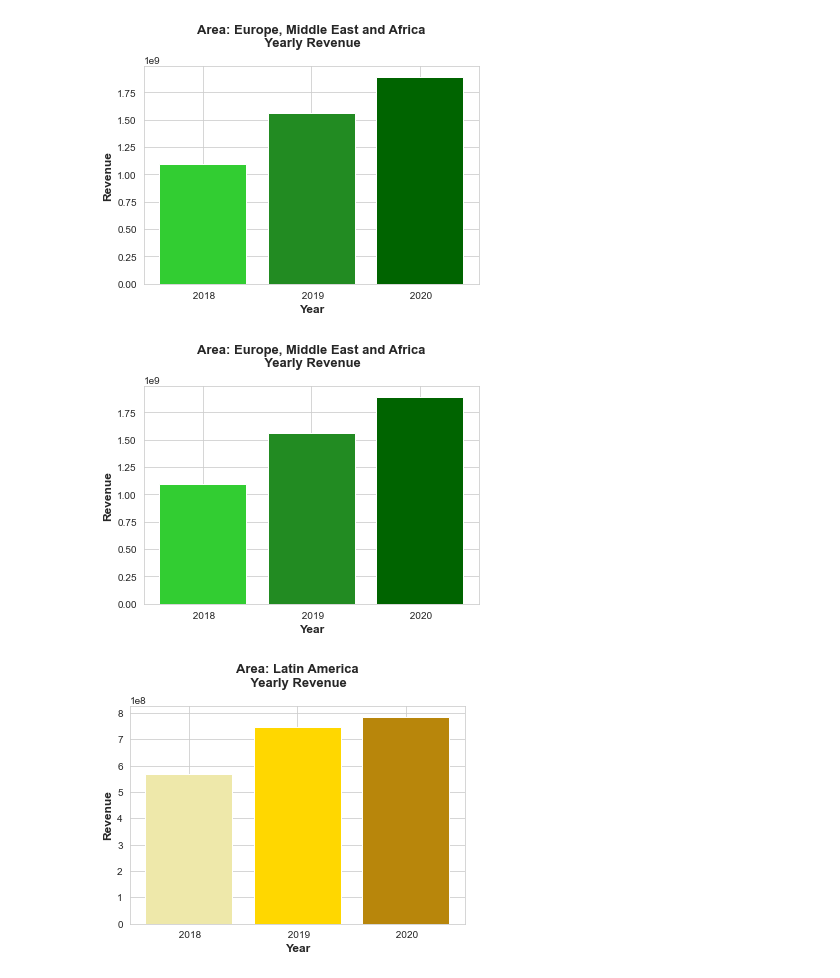
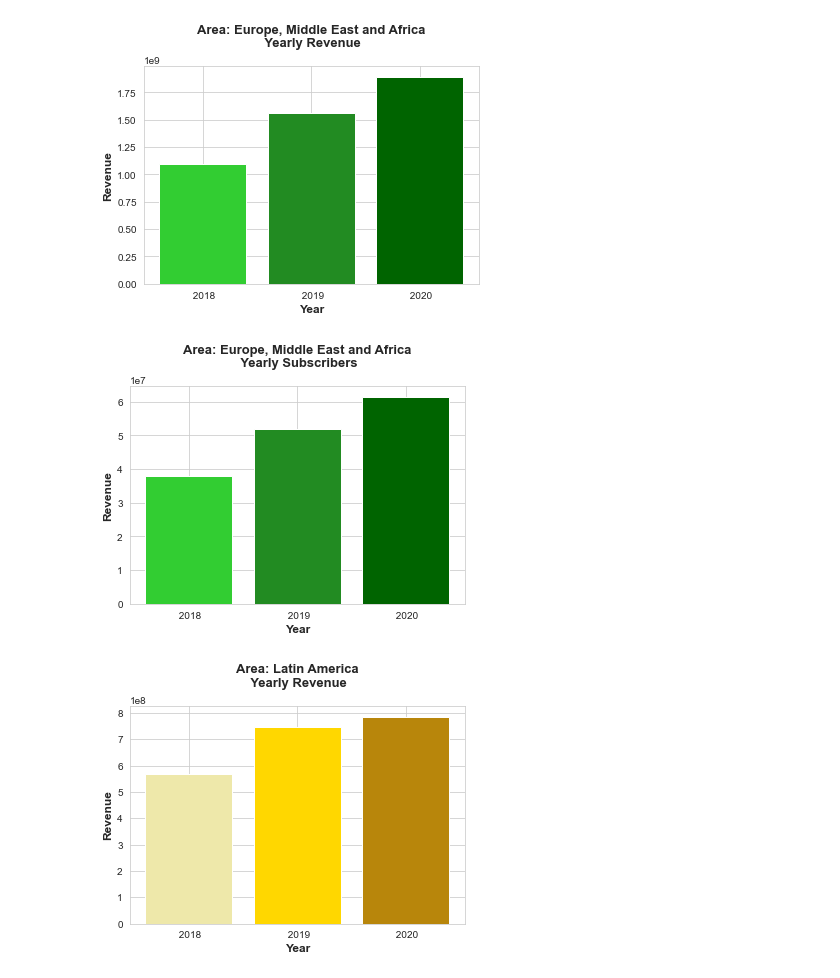
Before and after one commit to adamholcomb/Python-Media-Happiness-Analysis, a Jupyter notebook: HappinessIndex-KF.ipynb, the cells around one changed output. Drawn from its saved outputs; the diff is of its cells as text; code cells hidden in the pictures.

Commit message:
Images

```diff
--- a/HappinessIndex-KF.ipynb
+++ b/HappinessIndex-KF.ipynb
@@ -667,15 +667,15 @@ plt.show()
 # %% [output]
 [figure]
 # %%
-bar_c(emea['Years'],emea['Revenue'])
-plt.title(f'Area: Europe, Middle East and Africa\n Yearly Revenue\n', fontsize = 13, fontweight = 'bold')
-# plt.savefig('')
-# plt.savefig('')
+bar_c(emea['Years'],emea['Subscribers'])
+plt.title(f'Area: Europe, Middle East and Africa\n Yearly Subscribers\n', fontsize = 13, fontweight = 'bold')
+plt.savefig('Images/latin_america_Subscribers_2018_2020.png')
+plt.savefig('Images/latin_america_Subscribers_2018_2020.jpg')
 plt.xlabel('Year', fontsize = 12,fontweight = 'bold')
 plt.ylabel('Revenue', fontsize = 12,fontweight = 'bold')
 plt.show()
 # %% [output]
-[figure, old version]
+[figure, new version]
 # %%
 # Bars latin_america
 def bar_b(x_axis, y_axis):
```
Also changed, not shown: parts of 18 cells of this notebook, 32 other files.
